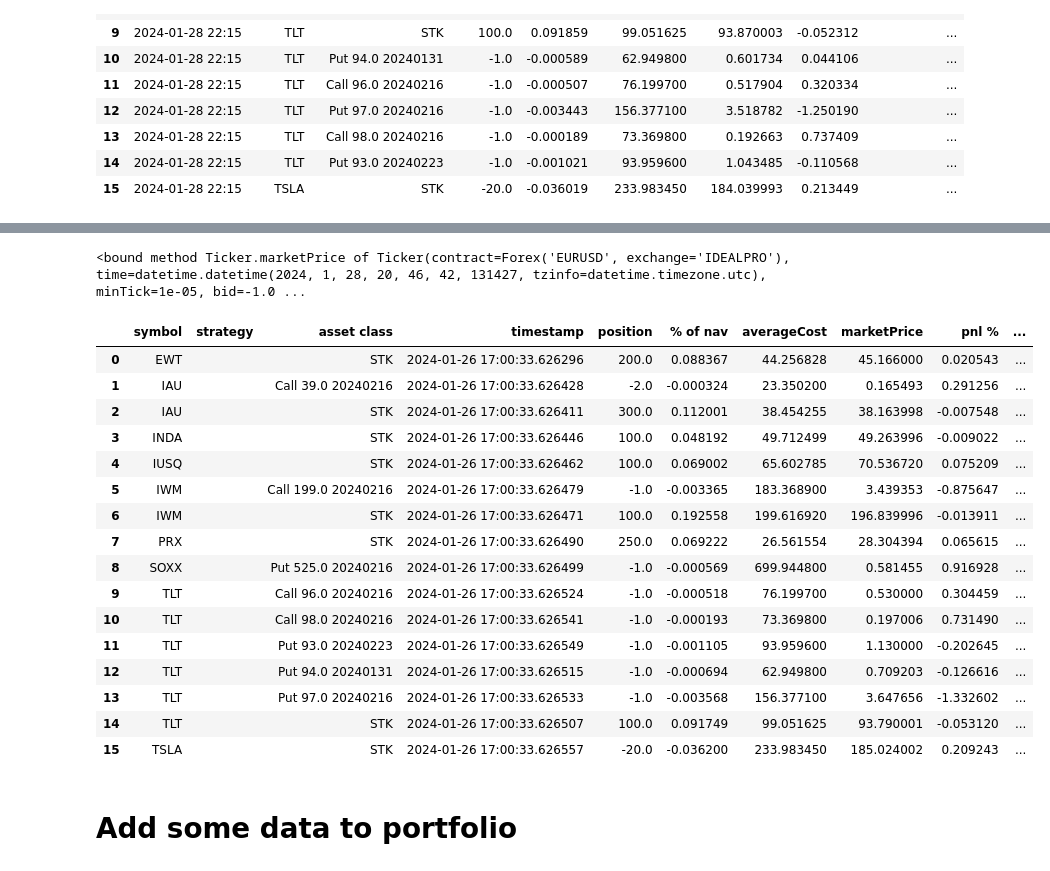
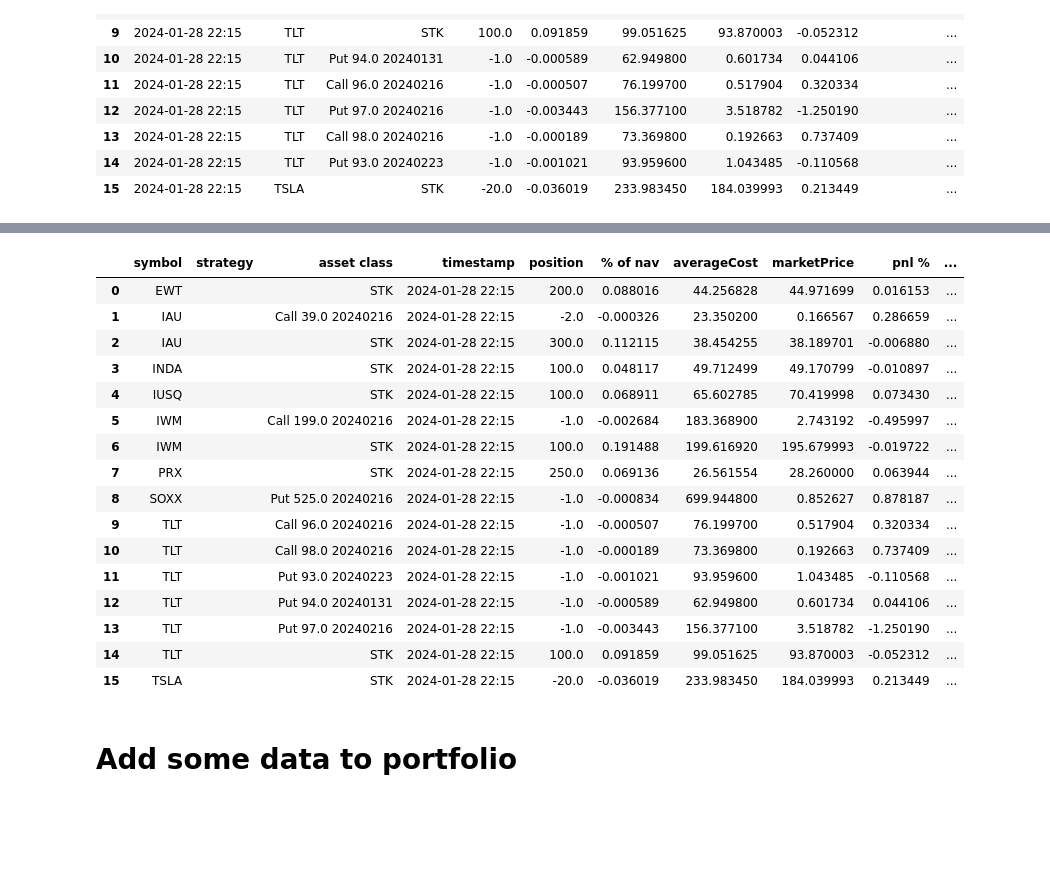
Before and after one commit to lowQuant/IB-Multi-Strategy-ATS, a Jupyter notebook: data_and_research/new_broker_methods.ipynb, the cells around one changed output, grey strips where cells are left out. Drawn from its saved outputs; the diff is of its cells as text; code cells hidden in the pictures; blank space fills up the shorter version.

```diff
--- a/data_and_research/new_broker_methods.ipynb
+++ b/data_and_research/new_broker_methods.ipynb
@@ -82,38 +103,25 @@ pm.convert_to_base_currency(df1.iloc[0]['% of nav'],df1.iloc[0].currency )
-# %%
-# Define the currency pair
-forex_pair = Forex('EURUSD')
-
-# Request market data
-market_data = ib.reqMktData(forex_pair, '', False, False)
-
-# Wait for the data to be filled
-ib.sleep(1)
-
-market_data.
-# %% [output]
-<bound method Ticker.marketPrice of Ticker(contract=Forex('EURUSD', exchange='IDEALPRO'), time=datetime.datetime(2024, 1, 28, 20, 46, 42, 131427, tzinfo=datetime.timezone.utc), minTick=1e-05, bid=-1.0 ...
 # %%
 
-latest_positions = df.sort_values(by='timestamp').groupby(['symbol', 'strategy', 'asset class']).last().reset_index()
+latest_positions = df1.sort_values(by='timestamp').groupby(['symbol', 'strategy', 'asset class']).last().reset_index()
 latest_positions
 # %% [output]
 |  | symbol | strategy | asset class | timestamp | position | % of nav | averageCost | marketPrice | pnl % | ... |
-| 0 | EWT |  | STK | 2024-01-26 17:00:33.626296 | 200.0 | 0.088367 | 44.256828 | 45.166000 | 0.020543 | ... |
-| 1 | IAU |  | Call 39.0 20240216 | 2024-01-26 17:00:33.626428 | -2.0 | -0.000324 | 23.350200 | 0.165493 | 0.291256 | ... |
-| 2 | IAU |  | STK | 2024-01-26 17:00:33.626411 | 300.0 | 0.112001 | 38.454255 | 38.163998 | -0.007548 | ... |
-| 3 | INDA |  | STK | 2024-01-26 17:00:33.626446 | 100.0 | 0.048192 | 49.712499 | 49.263996 | -0.009022 | ... |
-| 4 | IUSQ |  | STK | 2024-01-26 17:00:33.626462 | 100.0 | 0.069002 | 65.602785 | 70.536720 | 0.075209 | ... |
-| 5 | IWM |  | Call 199.0 20240216 | 2024-01-26 17:00:33.626479 | -1.0 | -0.003365 | 183.368900 | 3.439353 | -0.875647 | ... |
-| 6 | IWM |  | STK | 2024-01-26 17:00:33.626471 | 100.0 | 0.192558 | 199.616920 | 196.839996 | -0.013911 | ... |
-| 7 | PRX |  | STK | 2024-01-26 17:00:33.626490 | 250.0 | 0.069222 | 26.561554 | 28.304394 | 0.065615 | ... |
-| 8 | SOXX |  | Put 525.0 20240216 | 2024-01-26 17:00:33.626499 | -1.0 | -0.000569 | 699.944800 | 0.581455 | 0.916928 | ... |
-| 9 | TLT |  | Call 96.0 20240216 | 2024-01-26 17:00:33.626524 | -1.0 | -0.000518 | 76.199700 | 0.530000 | 0.304459 | ... |
-| 10 | TLT |  | Call 98.0 20240216 | 2024-01-26 17:00:33.626541 | -1.0 | -0.000193 | 73.369800 | 0.197006 | 0.731490 | ... |
-| 11 | TLT |  | Put 93.0 20240223 | 2024-01-26 17:00:33.626549 | -1.0 | -0.001105 | 93.959600 | 1.130000 | -0.202645 | ... |
-| 12 | TLT |  | Put 94.0 20240131 | 2024-01-26 17:00:33.626515 | -1.0 | -0.000694 | 62.949800 | 0.709203 | -0.126616 | ... |
-| 13 | TLT |  | Put 97.0 20240216 | 2024-01-26 17:00:33.626533 | -1.0 | -0.003568 | 156.377100 | 3.647656 | -1.332602 | ... |
-| 14 | TLT |  | STK | 2024-01-26 17:00:33.626507 | 100.0 | 0.091749 | 99.051625 | 93.790001 | -0.053120 | ... |
-| 15 | TSLA |  | STK | 2024-01-26 17:00:33.626557 | -20.0 | -0.036200 | 233.983450 | 185.024002 | 0.209243 | ... |
+| 0 | EWT |  | STK | 2024-01-28 22:15 | 200.0 | 0.088016 | 44.256828 | 44.971699 | 0.016153 | ... |
+| 1 | IAU |  | Call 39.0 20240216 | 2024-01-28 22:15 | -2.0 | -0.000326 | 23.350200 | 0.166567 | 0.286659 | ... |
+| 2 | IAU |  | STK | 2024-01-28 22:15 | 300.0 | 0.112115 | 38.454255 | 38.189701 | -0.006880 | ... |
+| 3 | INDA |  | STK | 2024-01-28 22:15 | 100.0 | 0.048117 | 49.712499 | 49.170799 | -0.010897 | ... |
+| 4 | IUSQ |  | STK | 2024-01-28 22:15 | 100.0 | 0.068911 | 65.602785 | 70.419998 | 0.073430 | ... |
+| 5 | IWM |  | Call 199.0 20240216 | 2024-01-28 22:15 | -1.0 | -0.002684 | 183.368900 | 2.743192 | -0.495997 | ... |
+| 6 | IWM |  | STK | 2024-01-28 22:15 | 100.0 | 0.191488 | 199.616920 | 195.679993 | -0.019722 | ... |
+| 7 | PRX |  | STK | 2024-01-28 22:15 | 250.0 | 0.069136 | 26.561554 | 28.260000 | 0.063944 | ... |
+| 8 | SOXX |  | Put 525.0 20240216 | 2024-01-28 22:15 | -1.0 | -0.000834 | 699.944800 | 0.852627 | 0.878187 | ... |
+| 9 | TLT |  | Call 96.0 20240216 | 2024-01-28 22:15 | -1.0 | -0.000507 | 76.199700 | 0.517904 | 0.320334 | ... |
+| 10 | TLT |  | Call 98.0 20240216 | 2024-01-28 22:15 | -1.0 | -0.000189 | 73.369800 | 0.192663 | 0.737409 | ... |
+| 11 | TLT |  | Put 93.0 20240223 | 2024-01-28 22:15 | -1.0 | -0.001021 | 93.959600 | 1.043485 | -0.110568 | ... |
+| 12 | TLT |  | Put 94.0 20240131 | 2024-01-28 22:15 | -1.0 | -0.000589 | 62.949800 | 0.601734 | 0.044106 | ... |
+| 13 | TLT |  | Put 97.0 20240216 | 2024-01-28 22:15 | -1.0 | -0.003443 | 156.377100 | 3.518782 | -1.250190 | ... |
+| 14 | TLT |  | STK | 2024-01-28 22:15 | 100.0 | 0.091859 | 99.051625 | 93.870003 | -0.052312 | ... |
+| 15 | TSLA |  | STK | 2024-01-28 22:15 | -20.0 | -0.036019 | 233.983450 | 184.039993 | 0.213449 | ... |
 # %% [markdown]
 # Add some data to portfolio
 # %%
```
Also changed, not shown: parts of 6 cells of this notebook, 1 other file.
